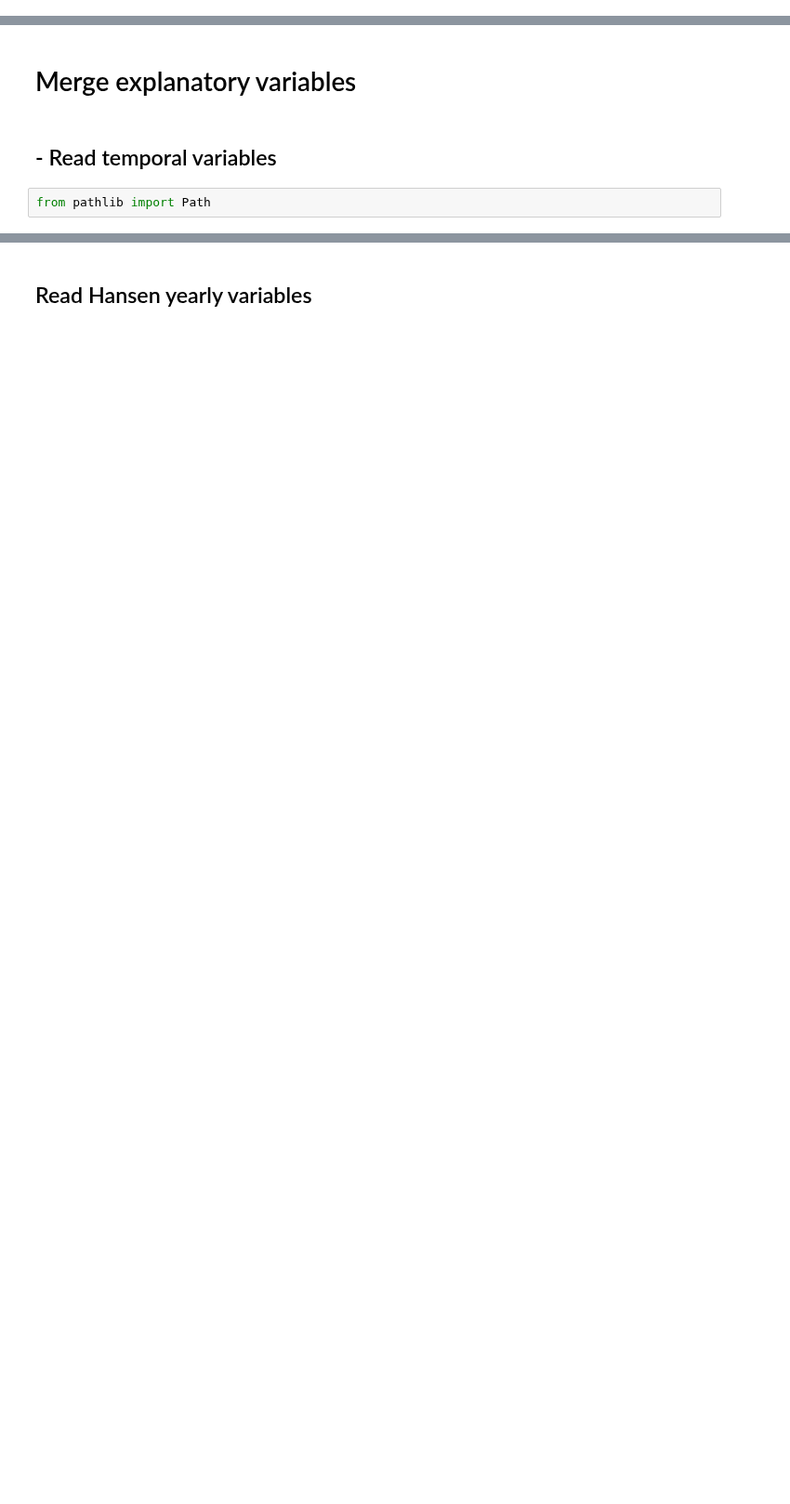
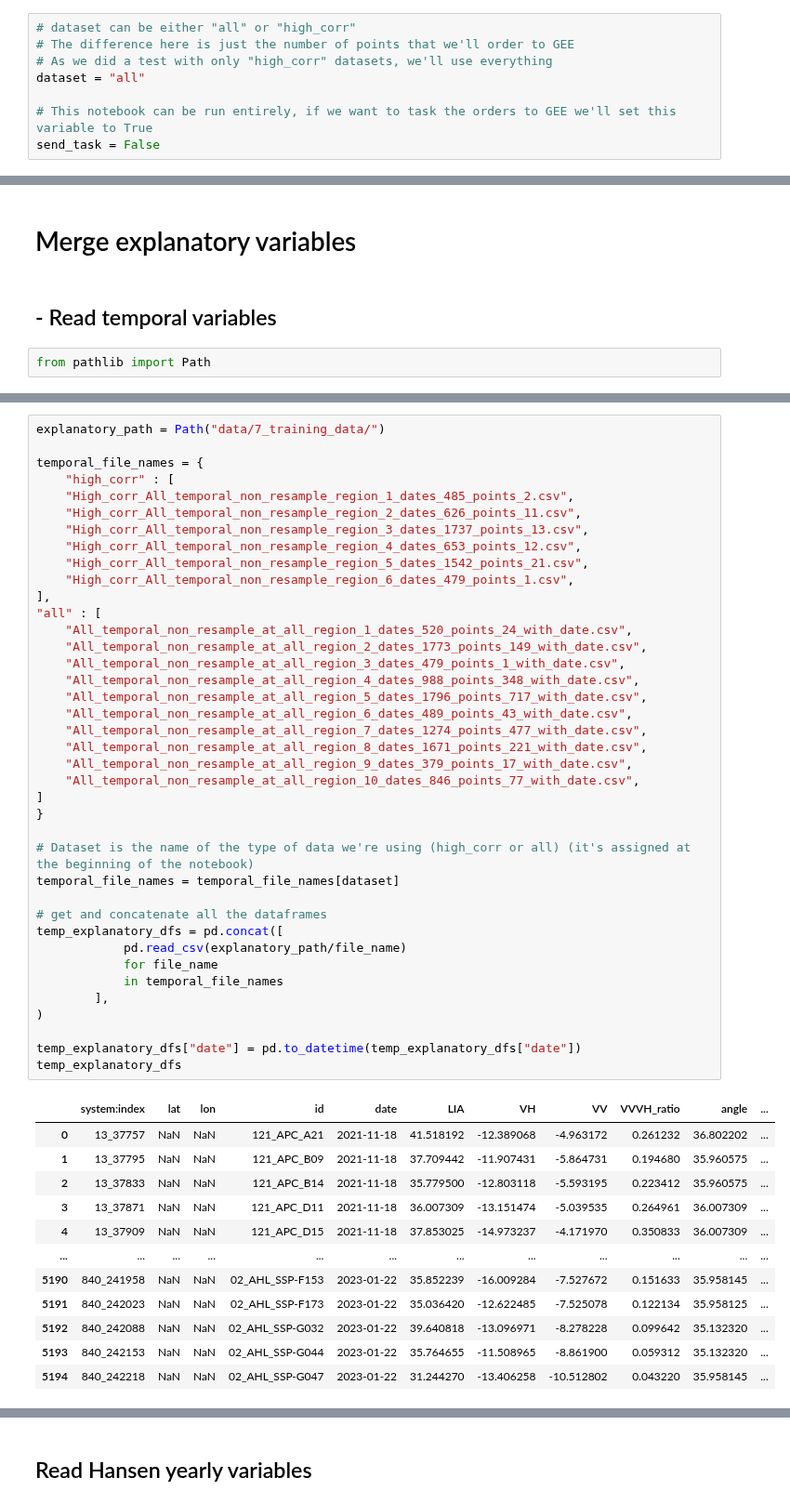
Before and after one commit to dfguerrerom/gwl-modeling, a Jupyter notebook: 5_get_explanatory.ipynb, the cells around one changed output, grey strips where cells are left out. Shown at 93% size. Saved outputs shown, nothing was run; the diff lists cells and outputs as text; blank space fills up the shorter version.

```diff
--- a/5_get_explanatory.ipynb
+++ b/5_get_explanatory.ipynb
@@ -37,0 +47,8 @@ df
+# %%
+# dataset can be either "all" or "high_corr"
+# The difference here is just the number of points that we'll order to GEE
+# As we did a test with only "high_corr" datasets, we'll use everything
+dataset = "all"
+
+# This notebook can be run entirely, if we want to task the orders to GEE we'll set this variable to True
+send_task = False
@@ -354,0 +278,52 @@ assert temp_explanatory_dfs[temp_explanatory_dfs.id == "BRG_910111_01"].date.dt.
+# %%
+explanatory_path = Path("data/7_training_data/")
+
+temporal_file_names = {
+    "high_corr" : [
+    "High_corr_All_temporal_non_resample_region_1_dates_485_points_2.csv",
+    "High_corr_All_temporal_non_resample_region_2_dates_626_points_11.csv",
+    "High_corr_All_temporal_non_resample_region_3_dates_1737_points_13.csv",
+    "High_corr_All_temporal_non_resample_region_4_dates_653_points_12.csv",
+    "High_corr_All_temporal_non_resample_region_5_dates_1542_points_21.csv",
+    "High_corr_All_temporal_non_resample_region_6_dates_479_points_1.csv",
+],
+"all" : [
+    "All_temporal_non_resample_at_all_region_1_dates_520_points_24_with_date.csv",
+    "All_temporal_non_resample_at_all_region_2_dates_1773_points_149_with_date.csv",
+    "All_temporal_non_resample_at_all_region_3_dates_479_points_1_with_date.csv",
+    "All_temporal_non_resample_at_all_region_4_dates_988_points_348_with_date.csv",
+    "All_temporal_non_resample_at_all_region_5_dates_1796_points_717_with_date.csv",
+    "All_temporal_non_resample_at_all_region_6_dates_489_points_43_with_date.csv",
+    "All_temporal_non_resample_at_all_region_7_dates_1274_points_477_with_date.csv",
+    "All_temporal_non_resample_at_all_region_8_dates_1671_points_221_with_date.csv",
+    "All_temporal_non_resample_at_all_region_9_dates_379_points_17_with_date.csv",
+    "All_temporal_non_resample_at_all_region_10_dates_846_points_77_with_date.csv",
+]
+}
+
+# Dataset is the name of the type of data we're using (high_corr or all) (it's assigned at the beginning of the notebook)
+temporal_file_names = temporal_file_names[dataset]
+
+# get and concatenate all the dataframes
+temp_explanatory_dfs = pd.concat([
+            pd.read_csv(explanatory_path/file_name)
+            for file_name
+            in temporal_file_names
+        ],
+)
+
+temp_explanatory_dfs["date"] = pd.to_datetime(temp_explanatory_dfs["date"])
+temp_explanatory_dfs
+# %% [output]
+|  | system:index | lat | lon | id | date | LIA | VH | VV | VVVH_ratio | angle | ... |
+| 0 | 13_37757 | NaN | NaN | 121_APC_A21 | 2021-11-18 | 41.518192 | -12.389068 | -4.963172 | 0.261232 | 36.802202 | ... |
+| 1 | 13_37795 | NaN | NaN | 121_APC_B09 | 2021-11-18 | 37.709442 | -11.907431 | -5.864731 | 0.194680 | 35.960575 | ... |
+| 2 | 13_37833 | NaN | NaN | 121_APC_B14 | 2021-11-18 | 35.779500 | -12.803118 | -5.593195 | 0.223412 | 35.960575 | ... |
+| 3 | 13_37871 | NaN | NaN | 121_APC_D11 | 2021-11-18 | 36.007309 | -13.151474 | -5.039535 | 0.264961 | 36.007309 | ... |
+| 4 | 13_37909 | NaN | NaN | 121_APC_D15 | 2021-11-18 | 37.853025 | -14.973237 | -4.171970 | 0.350833 | 36.007309 | ... |
+| ... | ... | ... | ... | ... | ... | ... | ... | ... | ... | ... | ... |
+| 5190 | 840_241958 | NaN | NaN | 02_AHL_SSP-F153 | 2023-01-22 | 35.852239 | -16.009284 | -7.527672 | 0.151633 | 35.958145 | ... |
+| 5191 | 840_242023 | NaN | NaN | 02_AHL_SSP-F173 | 2023-01-22 | 35.036420 | -12.622485 | -7.525078 | 0.122134 | 35.958125 | ... |
+| 5192 | 840_242088 | NaN | NaN | 02_AHL_SSP-G032 | 2023-01-22 | 39.640818 | -13.096971 | -8.278228 | 0.099642 | 35.132320 | ... |
+| 5193 | 840_242153 | NaN | NaN | 02_AHL_SSP-G044 | 2023-01-22 | 35.764655 | -11.508965 | -8.861900 | 0.059312 | 35.132320 | ... |
+| 5194 | 840_242218 | NaN | NaN | 02_AHL_SSP-G047 | 2023-01-22 | 31.244270 | -13.406258 | -10.512802 | 0.043220 | 35.958145 | ... |
```
Also changed, not shown: parts of 25 cells of this notebook.
